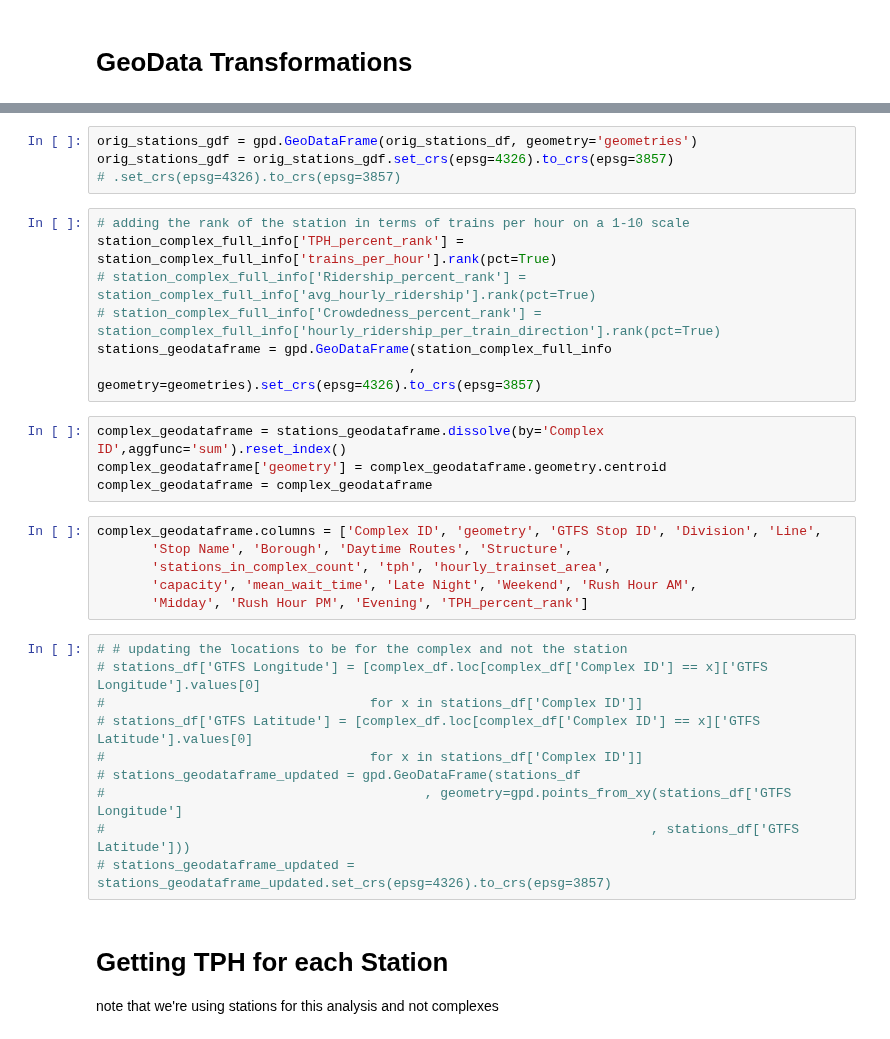
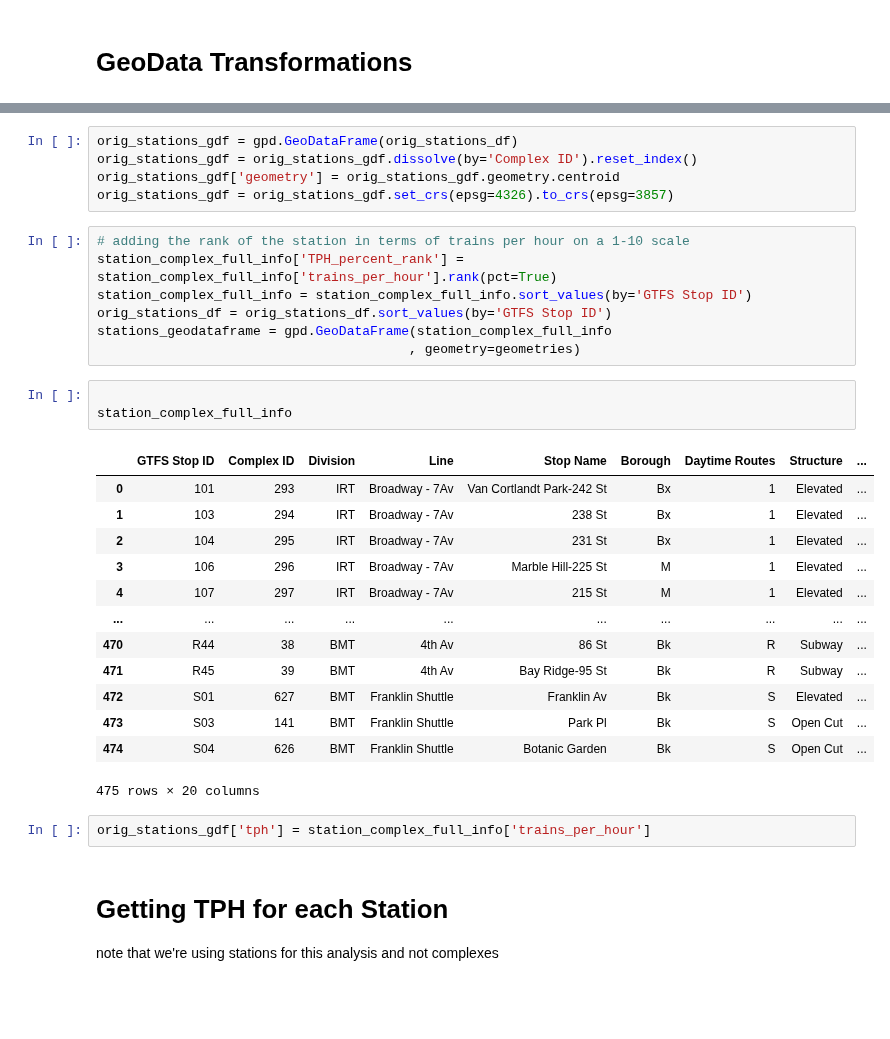
Before and after one commit to gregfeliu/NYC-Subway-Frequencies, a Jupyter notebook: Notebooks/2.Frequency_by_Station.ipynb, the cells around one changed output, grey strips where cells are left out. Saved outputs shown, nothing was run; the diff lists cells and outputs as text; blank space fills up the shorter version.

```diff
--- a/Notebooks/2.Frequency_by_Station.ipynb
+++ b/Notebooks/2.Frequency_by_Station.ipynb
@@ -88,34 +87,34 @@ orig_stations_df['geometries'] = geometries
 # %%
-orig_stations_gdf = gpd.GeoDataFrame(orig_stations_df, geometry='geometries')
+orig_stations_gdf = gpd.GeoDataFrame(orig_stations_df)
+orig_stations_gdf = orig_stations_gdf.dissolve(by='Complex ID').reset_index()
+orig_stations_gdf['geometry'] = orig_stations_gdf.geometry.centroid
 orig_stations_gdf = orig_stations_gdf.set_crs(epsg=4326).to_crs(epsg=3857)
-# .set_crs(epsg=4326).to_crs(epsg=3857)
 # %%
 # adding the rank of the station in terms of trains per hour on a 1-10 scale
 station_complex_full_info['TPH_percent_rank'] = station_complex_full_info['trains_per_hour'].rank(pct=True)
-# station_complex_full_info['Ridership_percent_rank'] = station_complex_full_info['avg_hourly_ridership'].rank(pct=True)
-# station_complex_full_info['Crowdedness_percent_rank'] = station_complex_full_info['hourly_ridership_per_train_direction'].rank(pct=True)
+station_complex_full_info = station_complex_full_info.sort_values(by='GTFS Stop ID')
+orig_stations_df = orig_stations_df.sort_values(by='GTFS Stop ID')
 stations_geodataframe = gpd.GeoDataFrame(station_complex_full_info
-                                        , geometry=geometries).set_crs(epsg=4326).to_crs(epsg=3857)
+                                        , geometry=geometries)
-# %%
-complex_geodataframe = stations_geodataframe.dissolve(by='Complex ID',aggfunc='sum').reset_index()
-complex_geodataframe['geometry'] = complex_geodataframe.geometry.centroid
-complex_geodataframe = complex_geodataframe
-# %%
-complex_geodataframe.columns = ['Complex ID', 'geometry', 'GTFS Stop ID', 'Division', 'Line',
-       'Stop Name', 'Borough', 'Daytime Routes', 'Structure',
-       'stations_in_complex_count', 'tph', 'hourly_trainset_area',
-       'capacity', 'mean_wait_time', 'Late Night', 'Weekend', 'Rush Hour AM',
-       'Midday', 'Rush Hour PM', 'Evening', 'TPH_percent_rank']
-# %%
-# # updating the locations to be for the complex and not the station
-# stations_df['GTFS Longitude'] = [complex_df.loc[complex_df['Complex ID'] == x]['GTFS Longitude'].values[0]
-#                                  for x in stations_df['Complex ID']]
-# stations_df['GTFS Latitude'] = [complex_df.loc[complex_df['Complex ID'] == x]['GTFS Latitude'].values[0]
-#                                  for x in stations_df['Complex ID']]
-# stations_geodataframe_updated = gpd.GeoDataFrame(stations_df
-#                                         , geometry=gpd.points_from_xy(stations_df['GTFS Longitude']
-#                                                                      , stations_df['GTFS Latitude']))
-# stations_geodataframe_updated = stations_geodataframe_updated.set_crs(epsg=4326).to_crs(epsg=3857)
+# %%
+
+station_complex_full_info
+# %% [output]
+|  | GTFS Stop ID | Complex ID | Division | Line | Stop Name | Borough | Daytime Routes | Structure | ... |
+| 0 | 101 | 293 | IRT | Broadway - 7Av | Van Cortlandt Park-242 St | Bx | 1 | Elevated | ... |
+| 1 | 103 | 294 | IRT | Broadway - 7Av | 238 St | Bx | 1 | Elevated | ... |
+| 2 | 104 | 295 | IRT | Broadway - 7Av | 231 St | Bx | 1 | Elevated | ... |
+| 3 | 106 | 296 | IRT | Broadway - 7Av | Marble Hill-225 St | M | 1 | Elevated | ... |
+| 4 | 107 | 297 | IRT | Broadway - 7Av | 215 St | M | 1 | Elevated | ... |
+| ... | ... | ... | ... | ... | ... | ... | ... | ... | ... |
+| 470 | R44 | 38 | BMT | 4th Av | 86 St | Bk | R | Subway | ... |
+| 471 | R45 | 39 | BMT | 4th Av | Bay Ridge-95 St | Bk | R | Subway | ... |
+| 472 | S01 | 627 | BMT | Franklin Shuttle | Franklin Av | Bk | S | Elevated | ... |
+| 473 | S03 | 141 | BMT | Franklin Shuttle | Park Pl | Bk | S | Open Cut | ... |
+| 474 | S04 | 626 | BMT | Franklin Shuttle | Botanic Garden | Bk | S | Open Cut | ... |
+475 rows × 20 columns
+# %%
+orig_stations_gdf['tph'] = station_complex_full_info['trains_per_hour']
 # %% [markdown]
 # Getting TPH for each Station
 note that we're using stations for this analysis and not complexes
```
Also changed, not shown: parts of 15 cells of this notebook, 6 other files.
